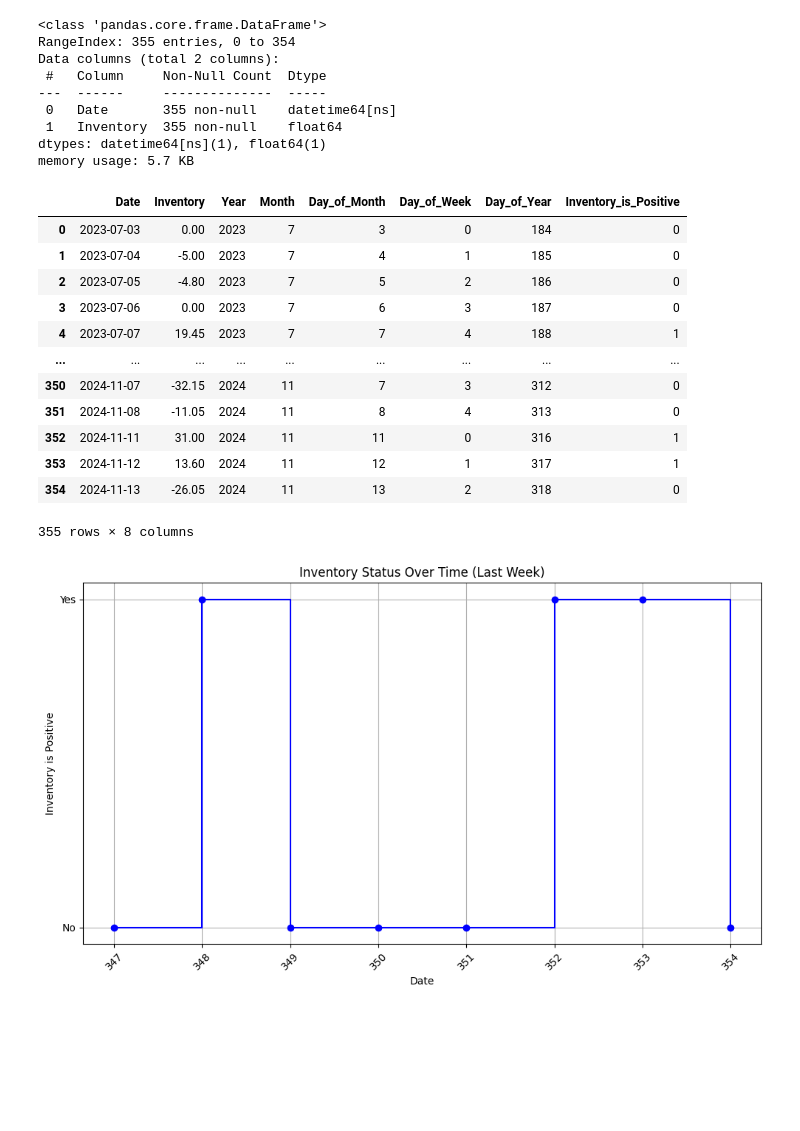
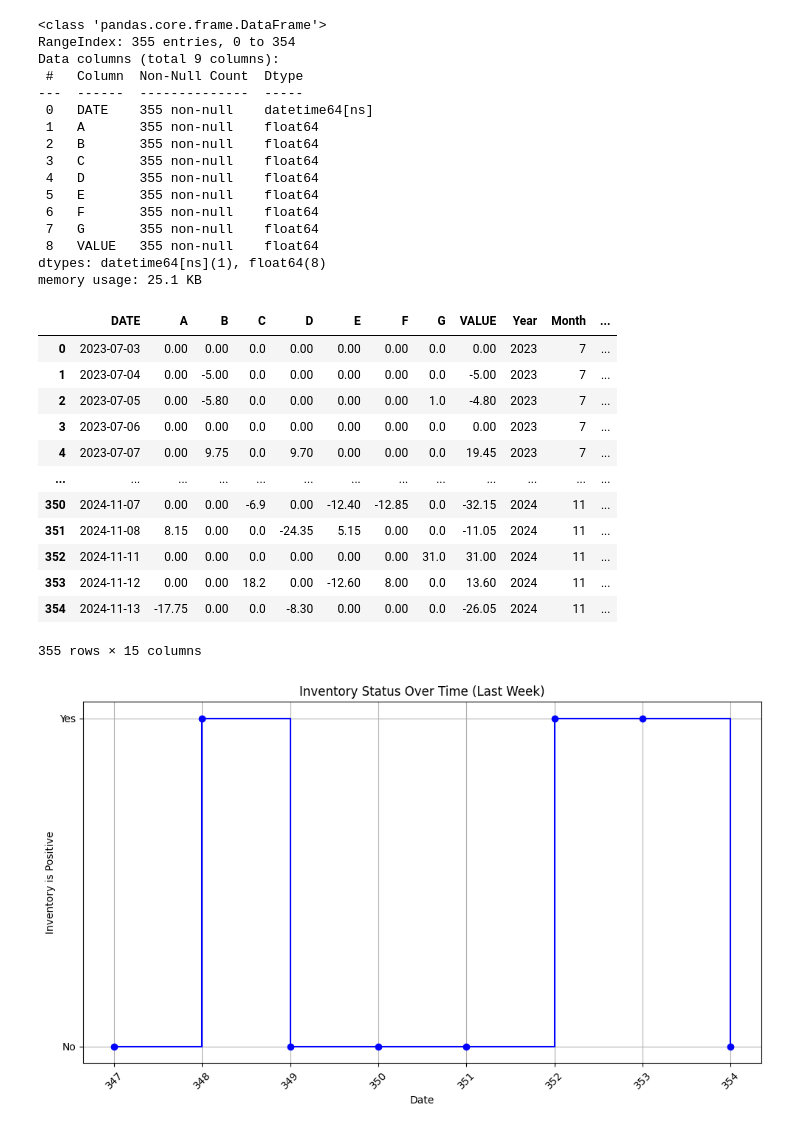
Before and after one commit to adilonam/prediction-divij, a Jupyter notebook: prediction_divij.ipynb, the cells around one changed output. Cells and saved outputs as stored; diff of their text form; code cells hidden in the pictures; blank space fills up the shorter version.

```diff
--- a/prediction_divij.ipynb
+++ b/prediction_divij.ipynb
@@ -13,7 +12,7 @@ Mounted at /content/drive
 # %%
 ##read excel
 import pandas as pd
-data_path = "/content/drive/MyDrive/prediction-divij/data-divij.xlsx"
+data_path = "./dataset/INVENTORY_LARGE.xlsx"
 df= pd.read_excel(data_path, engine='openpyxl')
 
 df
@@ -36,44 +35,51 @@ df.info()
 # %% [output]
 <class 'pandas.core.frame.DataFrame'>
 RangeIndex: 355 entries, 0 to 354
-Data columns (total 2 columns):
- #   Column     Non-Null Count  Dtype
----  ------     --------------  -----
- 0   Date       355 non-null    datetime64[ns]
- 1   Inventory  355 non-null    float64
-dtypes: datetime64[ns](1), float64(1)
-memory usage: 5.7 KB
+Data columns (total 9 columns):
+ #   Column  Non-Null Count  Dtype
+---  ------  --------------  -----
+ 0   DATE    355 non-null    datetime64[ns]
+ 1   A       355 non-null    float64
+ 2   B       355 non-null    float64
+ 3   C       355 non-null    float64
+ 4   D       355 non-null    float64
+ 5   E       355 non-null    float64
+ 6   F       355 non-null    float64
+ 7   G       355 non-null    float64
+ 8   VALUE   355 non-null    float64
+dtypes: datetime64[ns](1), float64(8)
+memory usage: 25.1 KB
 # %%
 # add related columns
 
-df['Year'] = df['Date'].dt.year
-df['Month'] = df['Date'].dt.month
-df['Day_of_Month'] = df['Date'].dt.day
-df['Day_of_Week'] = df['Date'].dt.dayofweek
-df['Day_of_Year'] = df['Date'].dt.dayofyear
-df['Inventory_is_Positive'] = df['Inventory'].apply(lambda x: 1 if x > 0 else 0)
+df['Year'] = df['DATE'].dt.year
+df['Month'] = df['DATE'].dt.month
+df['Day_of_Month'] = df['DATE'].dt.day
+df['Day_of_Week'] = df['DATE'].dt.dayofweek
+df['Day_of_Year'] = df['DATE'].dt.dayofyear
+df['VALUE_is_Positive'] = df['VALUE'].apply(lambda x: 1 if x > 0 else 0)
 
 SEQ_LEN = 0
 for i in range(1, SEQ_LEN + 1):
-    df[f'Inventory_Lag_{i}'] = df['Inventory'].shift(i)
+    df[f'Value_is_Positive_Lag_{i}'] = df['Value_is_Positive'].shift(i)
 
 df.dropna(inplace=True)
 
 df
 # %% [output]
-|  | Date | Inventory | Year | Month | Day_of_Month | Day_of_Week | Day_of_Year | Inventory_is_Positive |
-| 0 | 2023-07-03 | 0.00 | 2023 | 7 | 3 | 0 | 184 | 0 |
-| 1 | 2023-07-04 | -5.00 | 2023 | 7 | 4 | 1 | 185 | 0 |
-| 2 | 2023-07-05 | -4.80 | 2023 | 7 | 5 | 2 | 186 | 0 |
-| 3 | 2023-07-06 | 0.00 | 2023 | 7 | 6 | 3 | 187 | 0 |
-| 4 | 2023-07-07 | 19.45 | 2023 | 7 | 7 | 4 | 188 | 1 |
-| ... | ... | ... | ... | ... | ... | ... | ... | ... |
-| 350 | 2024-11-07 | -32.15 | 2024 | 11 | 7 | 3 | 312 | 0 |
-| 351 | 2024-11-08 | -11.05 | 2024 | 11 | 8 | 4 | 313 | 0 |
-| 352 | 2024-11-11 | 31.00 | 2024 | 11 | 11 | 0 | 316 | 1 |
-| 353 | 2024-11-12 | 13.60 | 2024 | 11 | 12 | 1 | 317 | 1 |
-| 354 | 2024-11-13 | -26.05 | 2024 | 11 | 13 | 2 | 318 | 0 |
+|  | DATE | A | B | C | D | E | F | G | VALUE | Year | Month | ... |
+| 0 | 2023-07-03 | 0.00 | 0.00 | 0.0 | 0.00 | 0.00 | 0.00 | 0.0 | 0.00 | 2023 | 7 | ... |
+| 1 | 2023-07-04 | 0.00 | -5.00 | 0.0 | 0.00 | 0.00 | 0.00 | 0.0 | -5.00 | 2023 | 7 | ... |
+| 2 | 2023-07-05 | 0.00 | -5.80 | 0.0 | 0.00 | 0.00 | 0.00 | 1.0 | -4.80 | 2023 | 7 | ... |
+| 3 | 2023-07-06 | 0.00 | 0.00 | 0.0 | 0.00 | 0.00 | 0.00 | 0.0 | 0.00 | 2023 | 7 | ... |
+| 4 | 2023-07-07 | 0.00 | 9.75 | 0.0 | 9.70 | 0.00 | 0.00 | 0.0 | 19.45 | 2023 | 7 | ... |
+| ... | ... | ... | ... | ... | ... | ... | ... | ... | ... | ... | ... | ... |
+| 350 | 2024-11-07 | 0.00 | 0.00 | -6.9 | 0.00 | -12.40 | -12.85 | 0.0 | -32.15 | 2024 | 11 | ... |
+| 351 | 2024-11-08 | 8.15 | 0.00 | 0.0 | -24.35 | 5.15 | 0.00 | 0.0 | -11.05 | 2024 | 11 | ... |
+| 352 | 2024-11-11 | 0.00 | 0.00 | 0.0 | 0.00 | 0.00 | 0.00 | 31.0 | 31.00 | 2024 | 11 | ... |
+| 353 | 2024-11-12 | 0.00 | 0.00 | 18.2 | 0.00 | -12.60 | 8.00 | 0.0 | 13.60 | 2024 | 11 | ... |
+| 354 | 2024-11-13 | -17.75 | 0.00 | 0.0 | -8.30 | 0.00 | 0.00 | 0.0 | -26.05 | 2024 | 11 | ... |
-355 rows × 8 columns
+355 rows × 15 columns
 # %%
 #plot data for last 10 days
 
```
Also changed, not shown: parts of 9 cells of this notebook, 1 other file.
